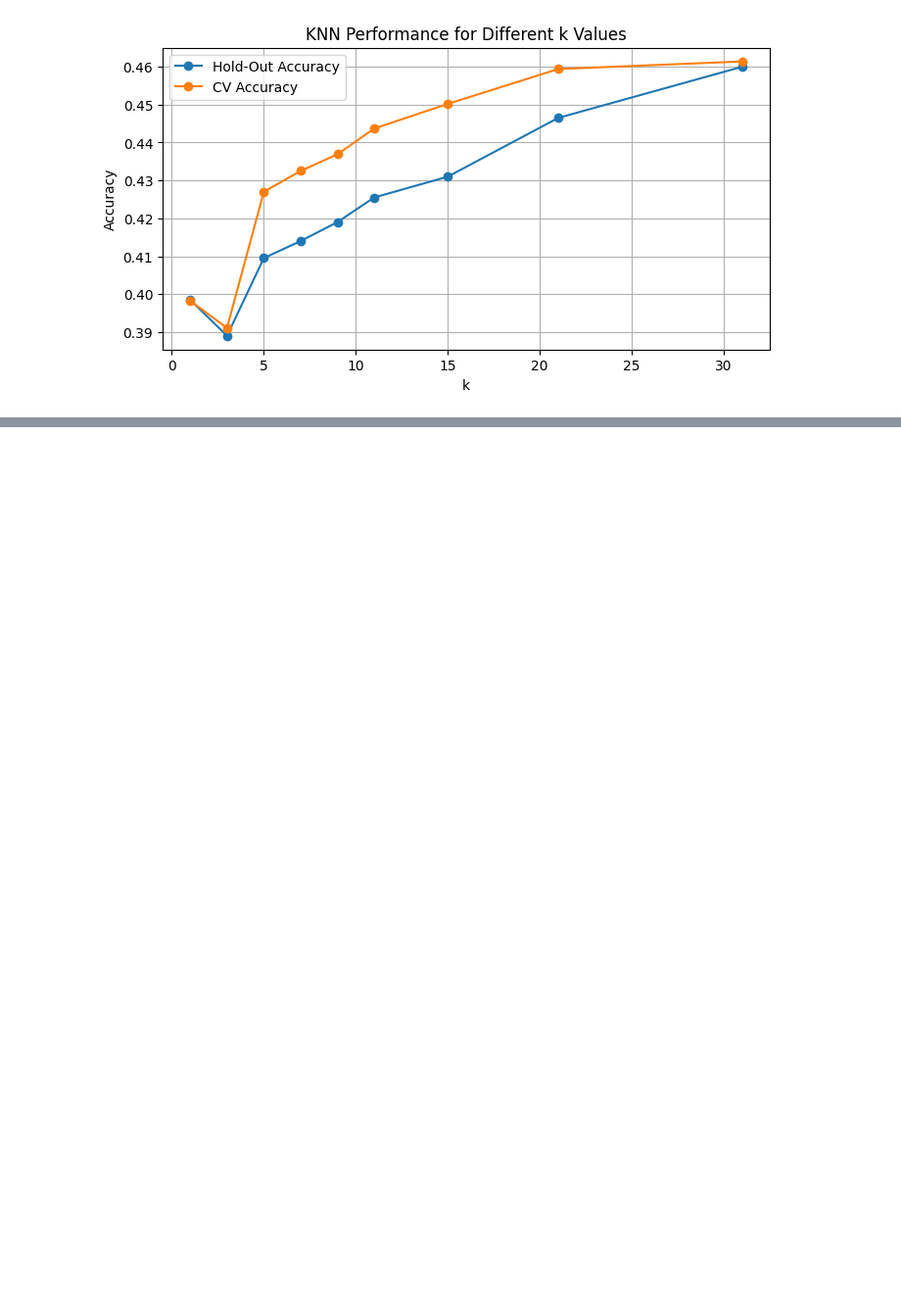
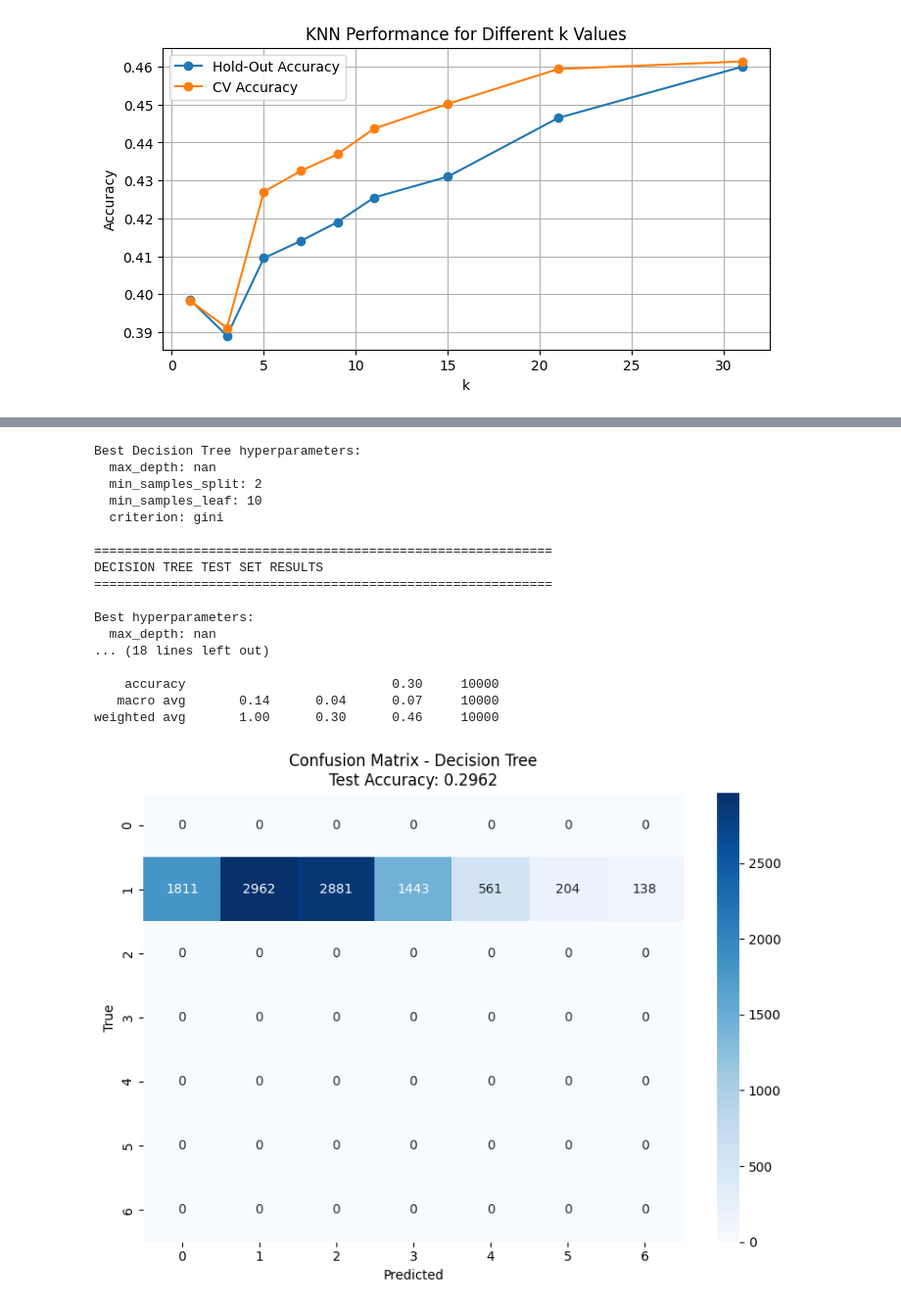
Before and after one commit to emmabachura/Machine-Learning, a Jupyter notebook: src/loan/loan-classification.ipynb, the cells around one changed output, grey strips where cells are left out. Shown at 98% size. Drawn from its saved outputs; the diff is of its cells as text; code cells hidden in the pictures; blank space fills up the shorter version.

```diff
--- a/src/loan/loan-classification.ipynb
+++ b/src/loan/loan-classification.ipynb
@@ -336,0 +296,80 @@ weighted avg       1.00      0.30      0.46     10000
+# %%
+from sklearn.metrics import classification_report, confusion_matrix
+import seaborn as sns
+
+# Use the best hyperparameters found in the Decision Tree section
+# The best model is stored in final_model_params
+best_dt_params = final_model_params.copy()
+
+print("Best Decision Tree hyperparameters:")
+print(f"  max_depth: {best_dt_params['max_depth']}")
+print(f"  min_samples_split: {int(best_dt_params['min_samples_split'])}")
+print(f"  min_samples_leaf: {int(best_dt_params['min_samples_leaf'])}")
+print(f"  criterion: {best_dt_params['criterion']}\n")
+
+# Train final model with best hyperparameters on full training set
+model_dt_best = DecisionTreeClassifier(
+    max_depth=_safe_depth(best_dt_params['max_depth']),
+    min_samples_split=int(best_dt_params['min_samples_split']),
+    min_samples_leaf=int(best_dt_params['min_samples_leaf']),
+    criterion=best_dt_params['criterion'],
+    class_weight="balanced",  # Same as used in hyperparameter tuning
+    random_state=42
+)
+model_dt_best.fit(X_train, y_train)
+
+# Make predictions on test set
+y_test_pred_dt = model_dt_best.predict(X_test)
+
+# Get true labels from solution dataset
+y_test_true = sol_df[target_col]
+
+# Calculate accuracy
+test_acc_dt = accuracy_score(y_test_true, y_test_pred_dt)
+
+print("=" * 60)
+print("DECISION TREE TEST SET RESULTS")
+print("=" * 60)
+print(f"\nBest hyperparameters:")
+print(f"  max_depth: {best_dt_params['max_depth']}")
+print(f"  min_samples_split: {int(best_dt_params['min_samples_split'])}")
+print(f"  min_samples_leaf: {int(best_dt_params['min_samples_leaf'])}")
+print(f"  criterion: {best_dt_params['criterion']}")
+print(f"\nTest Accuracy: {test_acc_dt:.4f}")
+
+# Classification report
+print("\n" + "=" * 60)
+print("CLASSIFICATION REPORT - Decision Tree")
+print("=" * 60)
+print(classification_report(y_test_true, y_test_pred_dt))
+
+# Confusion matrix
+cm_dt = confusion_matrix(y_test_true, y_test_pred_dt)
+
+# Visualize confusion matrix
+plt.figure(figsize=(8, 6))
+sns.heatmap(cm_dt, annot=True, fmt="d", cmap="Blues")
+plt.title(f"Confusion Matrix - Decision Tree\nTest Accuracy: {test_acc_dt:.4f}")
+plt.xlabel("Predicted")
+plt.ylabel("True")
+plt.tight_layout()
+plt.show()
+# %% [output]
+Best Decision Tree hyperparameters:
+  max_depth: nan
+  min_samples_split: 2
+  min_samples_leaf: 10
+  criterion: gini
+
+============================================================
+DECISION TREE TEST SET RESULTS
+============================================================
+
+Best hyperparameters:
+  max_depth: nan
+... (18 lines left out)
+
+    accuracy                           0.30     10000
+   macro avg       0.14      0.04      0.07     10000
+weighted avg       1.00      0.30      0.46     10000
+[figure, added]
```
Also changed, not shown: parts of 17 cells of this notebook, 2 other files.
